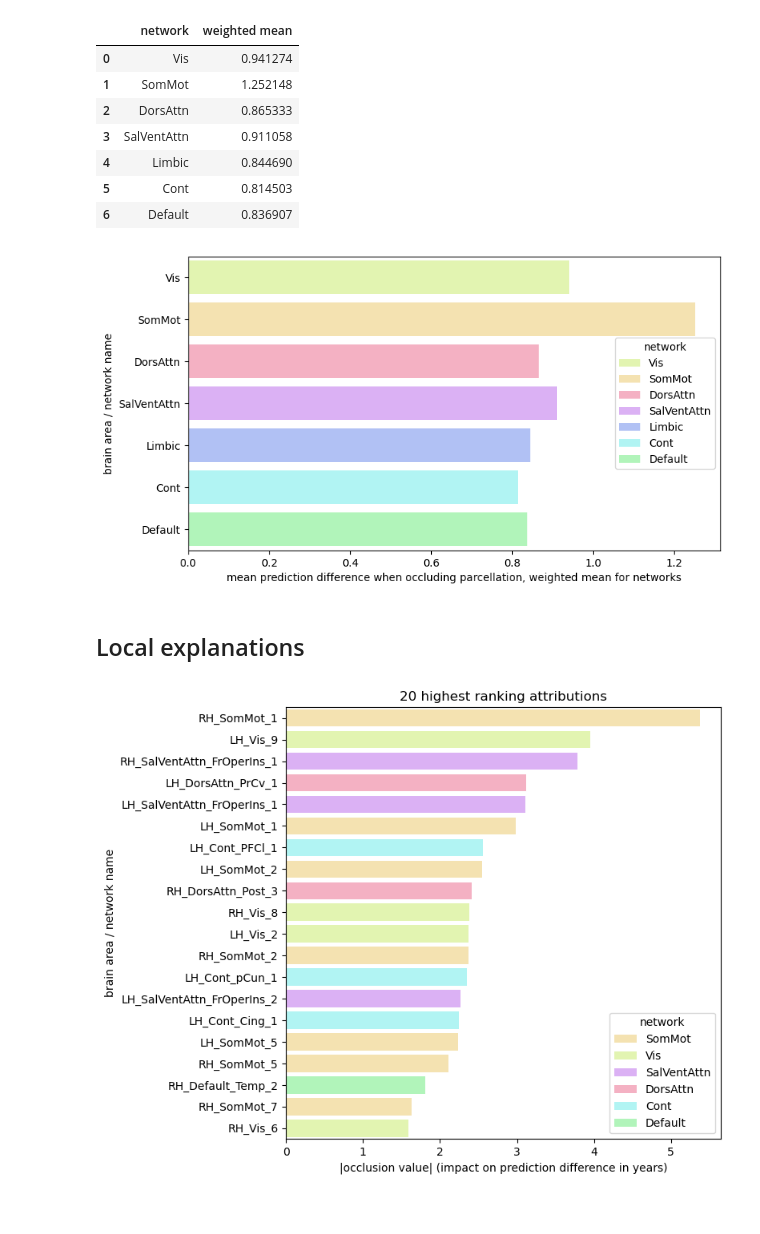
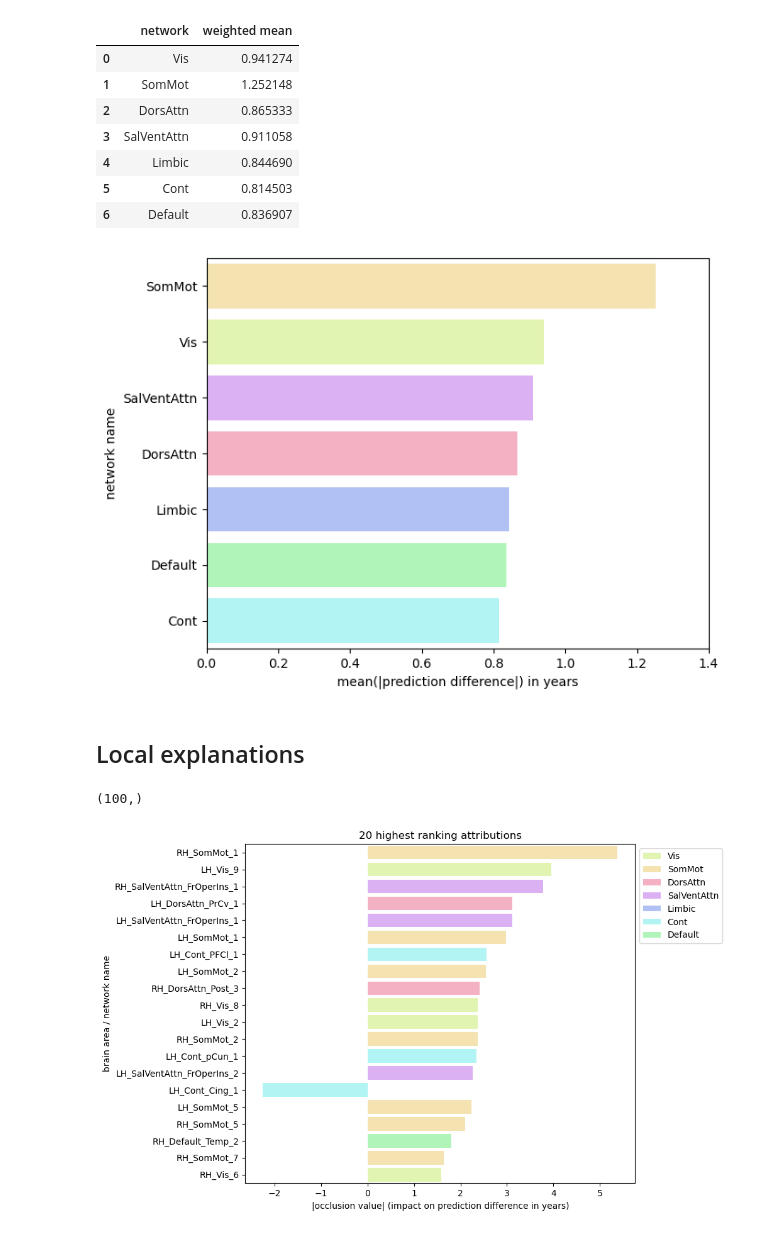
Before and after one commit to laura-riedel/brain_age_1D-CNN, a Jupyter notebook: src/schaefer_ts/occlusion_explainability_deep.ipynb, the cells around one changed output. Saved outputs shown, nothing was run; the diff lists cells and outputs as text; code cells hidden in the pictures.

```diff
--- a/src/schaefer_ts/occlusion_explainability_deep.ipynb
+++ b/src/schaefer_ts/occlusion_explainability_deep.ipynb
@@ -172,11 +248,11 @@ plt.show()
 # %% [output]
 [figure]
 # %%
-# add area mean + area weight column
+# add area mean column
 occlusion_df, area_mean_df = utils.calculate_areamean_weights_df(occlusion_df, 'abs pred diff')
 # get weighted networks
-weighted_networks_df = utils.get_weighted_network_average(occlusion_df, value='mean area abs pred diff')
-weighted_networks_df
+weighted_networks_abs_df = utils.get_weighted_network_average(occlusion_df, value='mean area abs pred diff')
+weighted_networks_abs_df
 # %% [output]
 |  | network | weighted mean |
 | 0 | Vis | 0.941274 |
@@ -188,20 +264,26 @@ weighted_networks_df
 | 6 | Default | 0.836907 |
 # %%
 # weighted network mean
-fig, ax = plt.subplots(figsize=(9,5))
-sns.barplot(data=weighted_networks_df,
+sort_order = weighted_networks_abs_df.sort_values('weighted mean',ascending=False).network
+fig, ax = plt.subplots(figsize=(7,5))
+sns.barplot(data=weighted_networks_abs_df,
             x='weighted mean',
             y='network',
             orient='h',
             hue='network',
             palette=network_colour_map,
             dodge=False,
+            order=sort_order,
             ax=ax)
-ax.set(xlabel='mean prediction difference when occluding parcellation, weighted mean for networks',
-       ylabel='brain area / network name')
-plt.show()
+ax.set(xlabel='mean(|prediction difference|) in years',
+       ylabel='network name')
+ax.legend_.remove()
+ax.set_xlim(0,1.4)
+fig.tight_layout()
+fig.savefig('../../viz/Occlusion_global_weighted_nw_mean_deep_abs.png')
+fig.show()
 # %% [output]
-[figure, old version]
+[figure, new version]
 # %% [markdown]
 ## Local explanations
 # %%
@@ -211,10 +293,14 @@ younger_pred_sub = utils.get_sub_occlusion(1184162,'deep','pred diff')
 older_pred_sub = utils.get_sub_occlusion(1364474,'deep','pred diff')
 min_bag_diff_sub = utils.get_sub_occlusion(1031078,'deep','pred diff')
 max_bag_diff_sub = utils.get_sub_occlusion(1457519,'deep','pred diff')
+# %%
+young_sub.shape
+# %% [output]
+(100,)
 # %%
 viz.simple_local_explanation(young_sub,'parcellation',
-                             'occlusion','prediction difference')
+                             'occlusion','prediction difference',abs=False)
 # %% [output]
-[figure, old version]
+[figure, new version]
 # %%
 viz.simple_local_explanation(old_sub,'parcellation',
```
Also changed, not shown: parts of 20 cells of this notebook, 33 other files.
